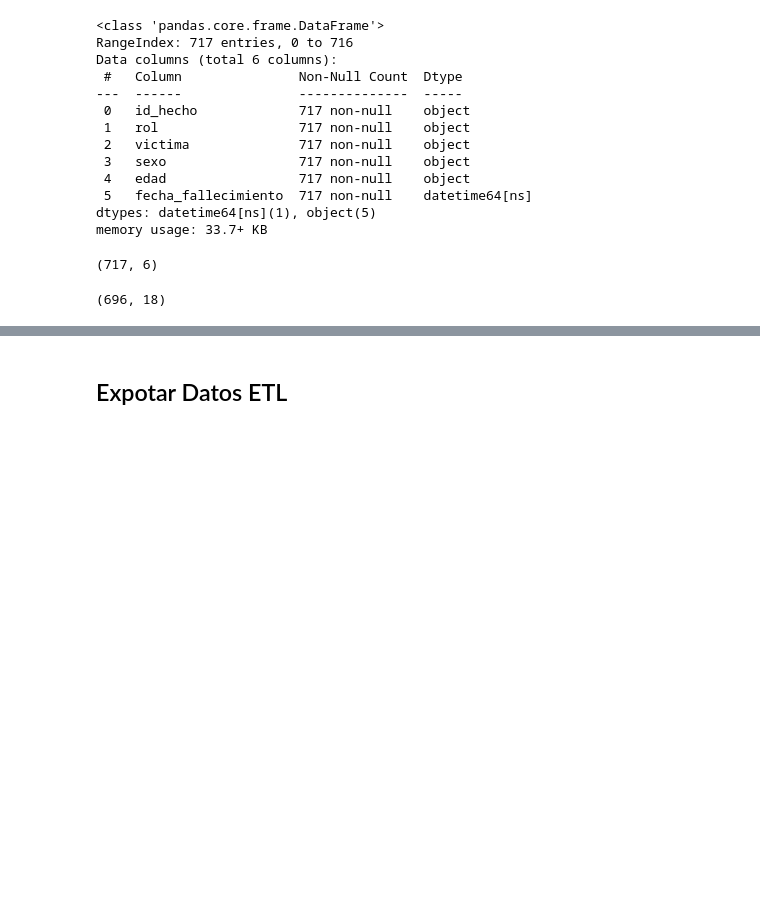
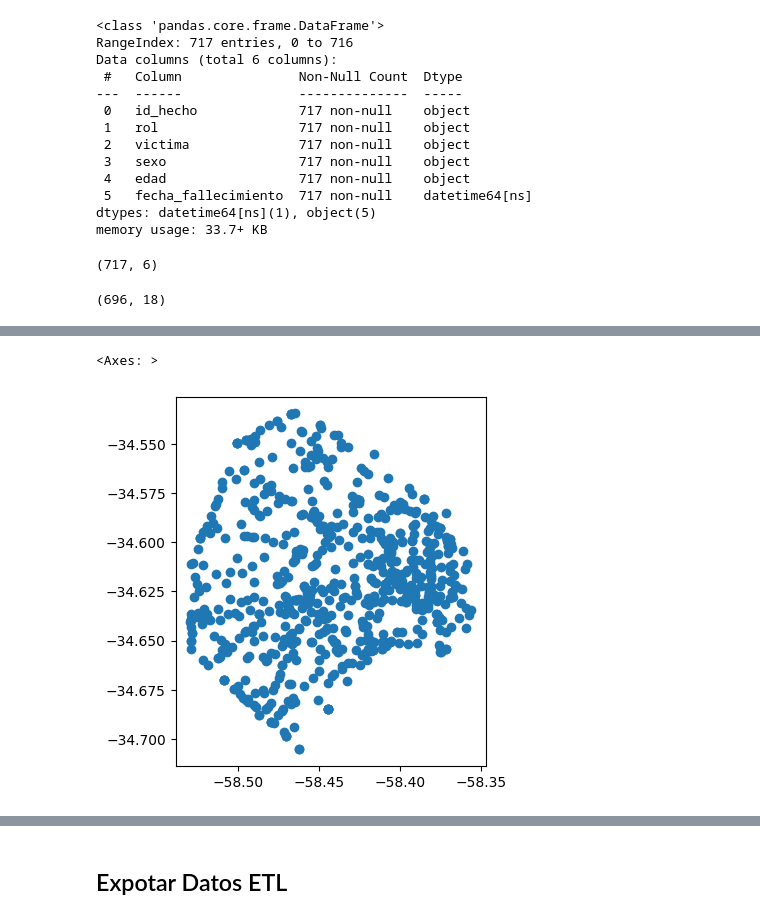
Before and after one commit to clblommberg/ML_Cluster_Siniestros_CABA, a Jupyter notebook: notebooks/01-Modelamiento.ipynb, the cells around one changed output, grey strips where cells are left out. Drawn from its saved outputs; the diff is of its cells as text; code cells hidden in the pictures; blank space fills up the shorter version.

```diff
--- a/notebooks/01-Modelamiento.ipynb
+++ b/notebooks/01-Modelamiento.ipynb
@@ -278,0 +311,15 @@ homicidios_lm.shape
+# %%
+data_c = homicidios_lm.copy()
+# Iniciamos CRS
+crs={'init':'epsg:4326'}
+
+#Definimos la geometría según nuestro dataset
+geometry=[Point(xy) for xy in zip(data_c["pos_x"], data_c["pos_y"])]
+#Ua vez que tenemos el sistema de referencia decoordenadas y la geometría; se procede a la carga de los datos
+geodata=gpd.GeoDataFrame(data_c,crs=crs, geometry=geometry)
+
+#Se imprime el resultante que luego será introducido en un mapa
+geodata.plot()
+# %% [output]
+<Axes: >
+[figure, added]
```
Also changed, not shown: parts of 19 cells of this notebook, 10 other files.
